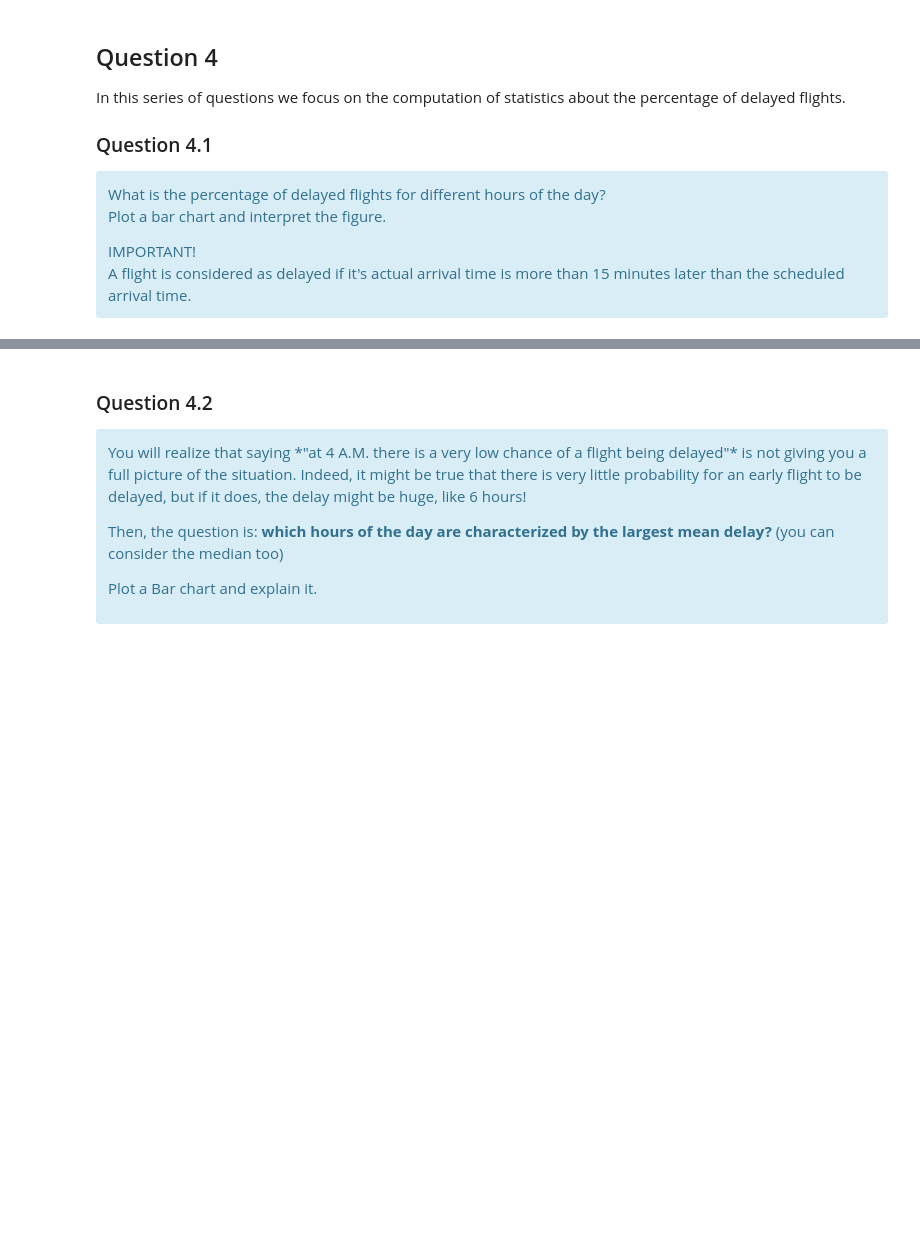
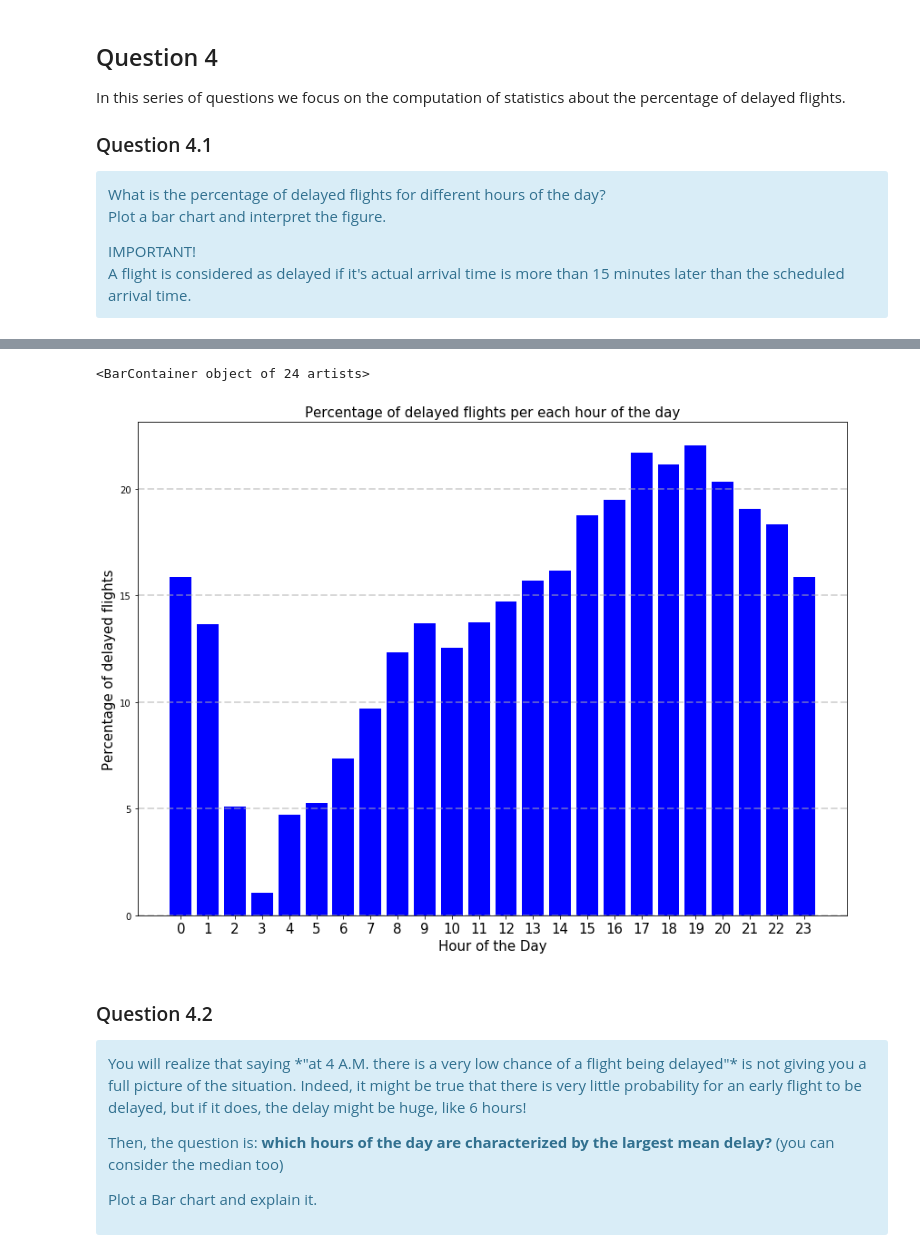
Before and after one commit to kandakji/SparkSQL-Analysis-Aviation-Data, a Jupyter notebook: SPARSQL.ipynb, the cells around one changed output, grey strips where cells are left out. Saved outputs shown, nothing was run; the diff lists cells and outputs as text; code cells hidden in the pictures; blank space fills up the shorter version.

Commit message:
4.1 :Delay per hour %

```diff
--- a/SPARSQL.ipynb
+++ b/SPARSQL.ipynb
@@ -902,0 +930,18 @@ Plot a bar chart and interpret the figure.
+# %%
+# Number of delayed flights per hour
+df_flights_hour_delay = df[df.arrival_delay > 15]\
+.groupBy((df.scheduled_departure_time/100).cast('int').alias('hour'))\
+.count()
+
+# Number of flights per hour
+df_flights_hour = df.groupBy((df.scheduled_departure_time/100).cast('int').alias('hour'))\
+.count()
+
+# Percentage of delayed flights per hour
+percentage_hour_delay = (
+    df_flights_hour.join(df_flights_hour_delay, df_flights_hour.hour == df_flights_hour_delay.hour, 'inner')
+    .select(df_flights_hour.hour, (df_flights_hour_delay['count']*100/df_flights_hour['count']).alias('Delay % per Hour'))
+    .orderBy('hour')
+    .toPandas()
+)
+percentage_hour_delay.head()
@@ -903,3 +955,17 @@ Plot a bar chart and interpret the figure.
+# %%
+# plot the percentage of flights in delay per hour
+plt.figure(figsize = (14,10))
+plt.grid(True, axis='y', linestyle='--',alpha = 0.5,linewidth=2)
+plt.title("Percentage of delayed flights per each hour of the day",fontsize=15)
+plt.xlabel("Hour of the Day",fontsize=15)
+plt.ylabel("Percentage of delayed flights",fontsize=15)
+plt.xticks(np.arange(0,24),fontsize=15)
+plt.bar(percentage_hour_delay["hour"],
+         percentage_hour_delay["Delay % per Hour"]
+        ,color='b')
+# %% [output]
+<BarContainer object of 24 artists>
+[figure, added]
 # %% [markdown]
 ### Question 4.2
 <div class="alert alert-info">
```
Also changed, not shown: parts of 7 cells of this notebook.
